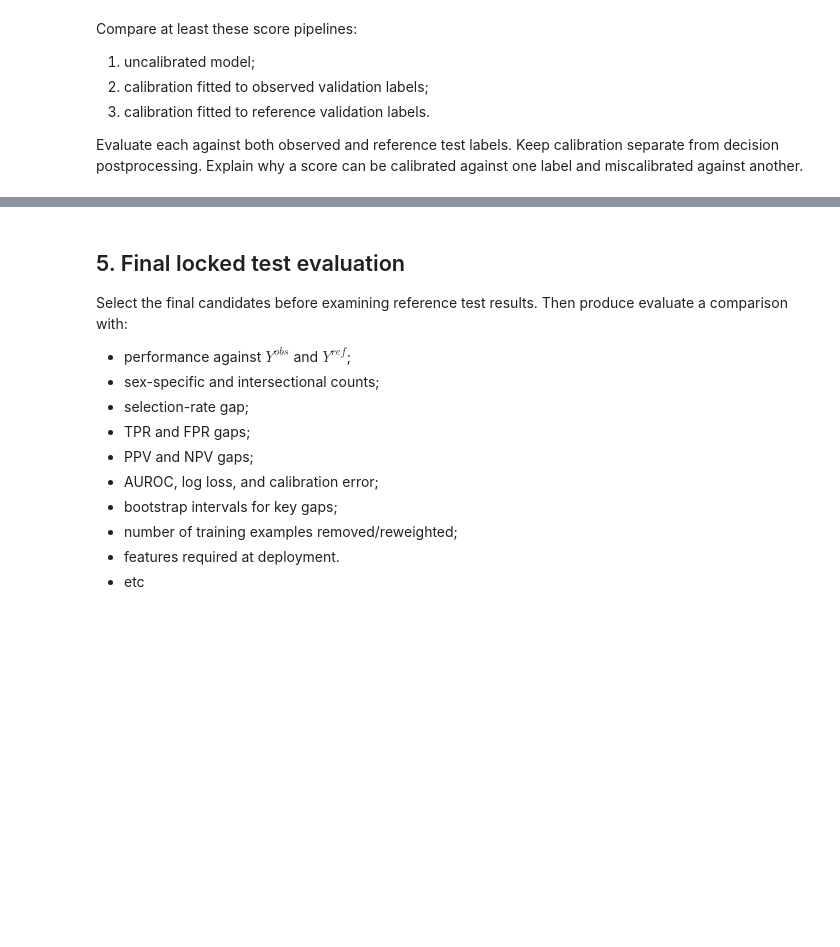
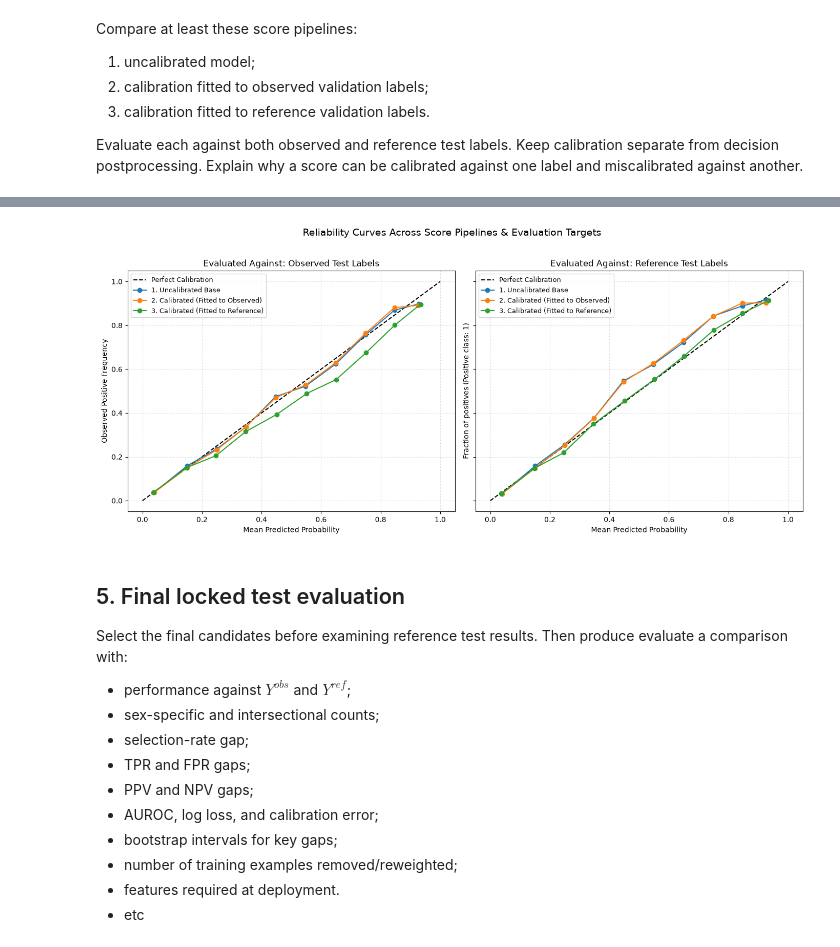
Before and after one commit to bellaVbsVbee/RAI, a Jupyter notebook: Project1/William_Week3_Mitigation_Reference_Evaluation.ipynb, the cells around one changed output, grey strips where cells are left out. Drawn from its saved outputs; the diff is of its cells as text; code cells hidden in the pictures; blank space fills up the shorter version.

```diff
--- a/Project1/William_Week3_Mitigation_Reference_Evaluation.ipynb
+++ b/Project1/William_Week3_Mitigation_Reference_Evaluation.ipynb
@@ -345,0 +409,17 @@ Audit results for test_observed:
+# %%
+# TODO: report utility, independence, separation, sufficiency, and calibration twice.
+def evaluate_model(df, lr_model, label):
+    scores = lr_model.predict_proba(df[FEATURE_COLUMNS])[:, 1]
+    predictions = lr_model.predict(df[FEATURE_COLUMNS])
+
+    return scores, predictions
+
+y_eval_obs, y_eval_ref = DATAFRAMES['validation_reference'][['income_observed', 'income_reference']].values.T
+scores, predictions = evaluate_model(DATAFRAMES['validation_reference'], lr_model, 'income_observed')
+scores, predictions = evaluate_model(DATAFRAMES['validation_reference'], lr_model, 'income_reference')
+
+sens_attr = [SENSITIVE1]
+audit_obs = audit_model(y_eval_obs, scores, predictions, DATAFRAMES['validation_reference'][sens_attr])
+audit_ref = audit_model(y_eval_ref, scores, predictions, DATAFRAMES['validation_reference'][sens_attr])
+display_audit_results(audit_obs, name = f"audit=validation_observed_{'_'.join(sens_attr)}")
+display_audit_results(audit_ref, name = f"audit=validation_reference_{'_'.join(sens_attr)}")
@@ -385,3 +778,42 @@ from sklearn.frozen import FrozenEstimator
+# %%
+fig, axes = plt.subplots(1, 2, figsize=(14, 6), sharey=True)
+
+for ax_idx, (target_name, y_true) in enumerate(test_targets.items()):
+    ax = axes[ax_idx]
+
+    # Reference baseline diagonal
+    ax.plot([0, 1], [0, 1], "k--", label="Perfect Calibration")
+
+    for pipe_name, model in pipelines.items():
+        scores = np.clip(model.predict_proba(X_test)[:, 1], 0.0, 1.0)
+
+        # Plot calibration curve
+        disp = CalibrationDisplay.from_predictions(
+            y_true=y_true,
+            y_prob=scores,
+            n_bins=10,
+            name=pipe_name,
+            ax=ax,
+            marker="o",
+            ref_line=False
+        )
+
+    ax.set_title(f"Evaluated Against: {target_name}", fontsize=12)
+    ax.set_xlabel("Mean Predicted Probability", fontsize=10)
+    if ax_idx == 0:
+        ax.set_ylabel("Observed Positive Frequency", fontsize=10)
+    ax.grid(True, linestyle=":", alpha=0.6)
+    ax.legend(fontsize=9)
+
+plt.suptitle(
+    "Reliability Curves Across Score Pipelines & Evaluation Targets",
+    fontsize=14,
+    y=1.02,
+)
+plt.tight_layout()
+plt.show()
+# %% [output]
+[figure, added]
 # %% [markdown]
 ## 5. Final locked test evaluation
 
```
Also changed, not shown: parts of 11 cells of this notebook, 1 other file.
